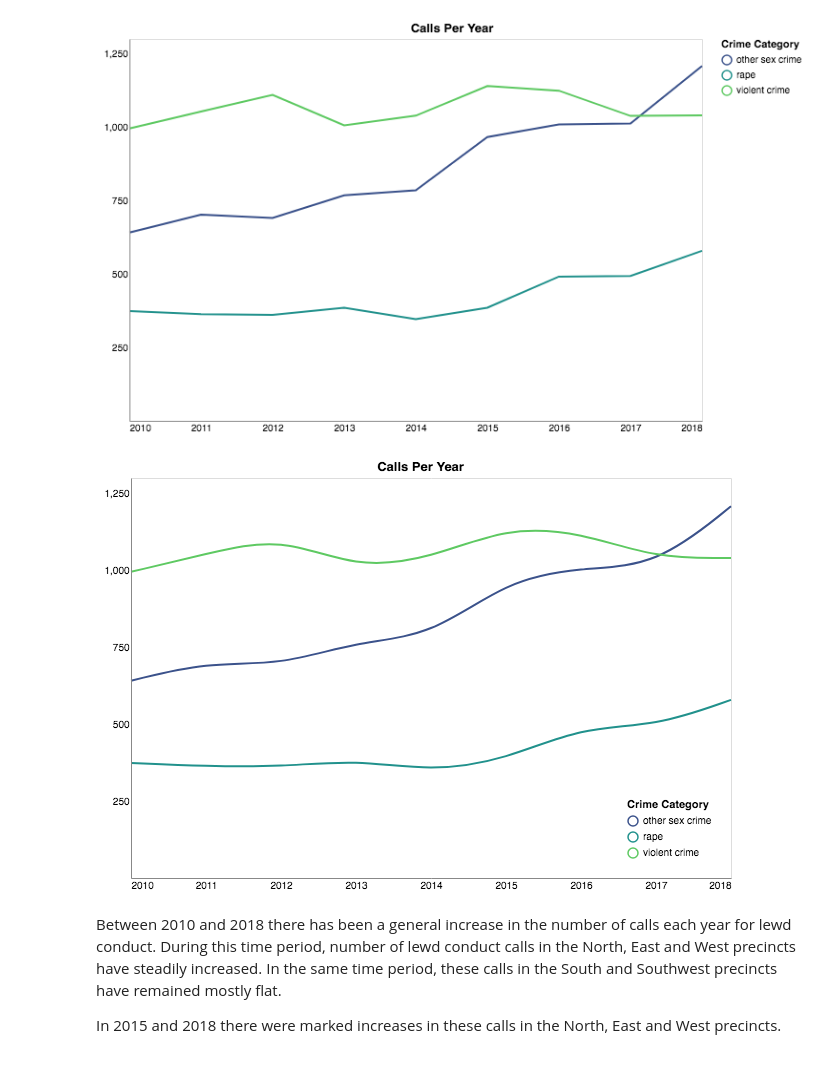
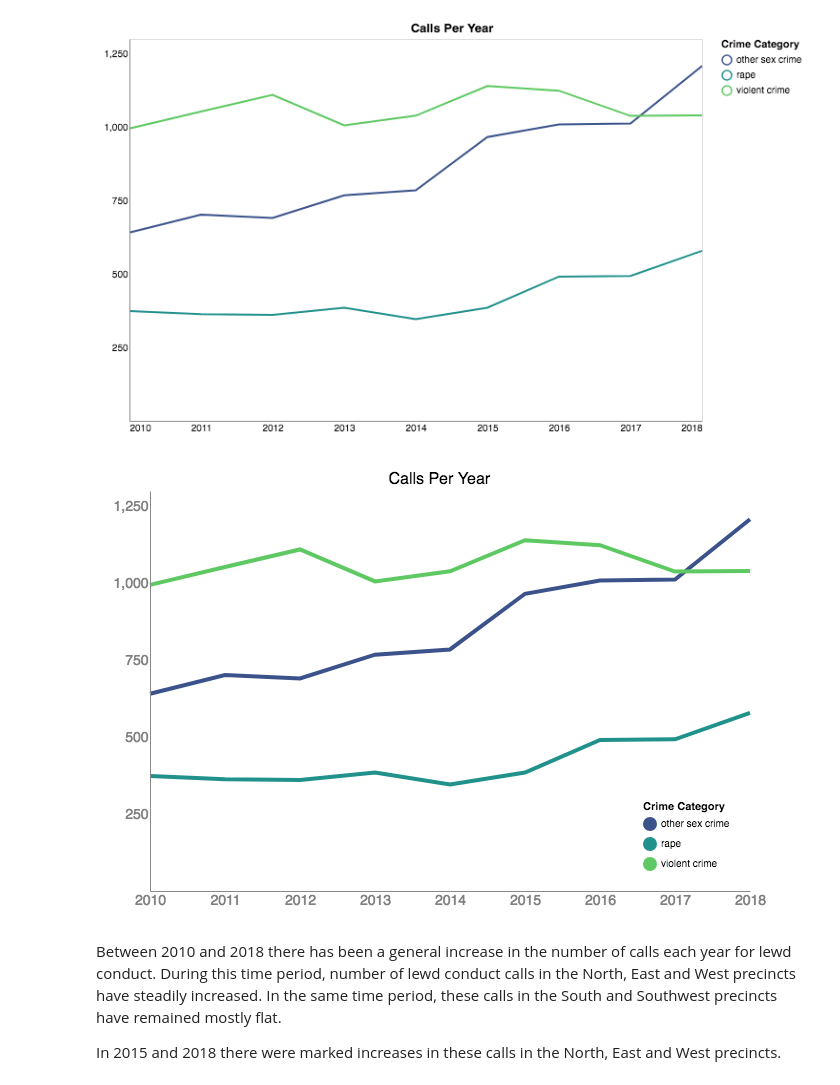
Before and after one commit to teacupwoozy/spd_notebook_archive, a Jupyter notebook: spd_notebook/2010-2018_SPD_Project_Altair_Sandbox.ipynb, the cells around one changed output. Cells and saved outputs as stored; diff of their text form; code cells hidden in the pictures.

Commit message:
finalize interactive crime_type count

```diff
--- a/spd_notebook/2010-2018_SPD_Project_Altair_Sandbox.ipynb
+++ b/spd_notebook/2010-2018_SPD_Project_Altair_Sandbox.ipynb
@@ -212,53 +212,92 @@ alt.Chart(crime_type_counts).mark_line().encode(
 [figure]
 # %%
 # Interactive crime_type counts chart!
-
 
 # Create selection that chooses the nearest point
 nearest = alt.selection(type='single', nearest=True, on='mouseover',
                        fields=['year'], empty='none')
 
 # The basic line
-line = alt.Chart().mark_line(interpolate='basis').encode(
-    x=alt.X('year:Q', axis=alt.Axis(format='Y', title='', ticks=False)),
-    y=alt.Y('type_count:Q', axis=alt.Axis(title='', ticks=False, values=[250, 500, 750, 1000, 1250])),
-    color=alt.Color('crime_type:N', legend=alt.Legend(title='Crime Category', orient='bottom-right'), scale=alt.Scale(scheme='viridis'))
+line = alt.Chart().mark_line().encode(
+    x=alt.X(
+        'year:Q',
+        axis=alt.Axis(
+            format='Y',
+            title='',
+            ticks=False
+        )),
+    y=alt.Y(
+        'type_count:Q',
+        axis=alt.Axis(
+            title='',
+            ticks=False,
+            values=[250, 500, 750, 1000, 1250]
+        )),
+    color=alt.Color(
+        'crime_type:N',
+        legend=alt.Legend(
+            title='Crime Category',
+            orient='bottom-right'
+        ),
+        scale=alt.Scale(
+            scheme='viridis'
+        ))
 )
 
 # Transparent selectors across the chart. This tells the x-value of the cursor
 selectors = alt.Chart().mark_point().encode(
     x='year:Q',
     opacity=alt.value(0),
 ).add_selection(
     nearest
 )
 
 # Draw points on the line and highlight based on selection
 points = line.mark_point().encode(
     opacity=alt.condition(nearest, alt.value(1), alt.value(0))
 )
 
 # Draw text labels near the points, highlight selection
-text = line.mark_text(align='left', dx=5, dy=-5).encode(
+text = line.mark_text(align='center', dx=0, dy=25).encode(
     text=alt.condition(nearest, 'type_count:Q', alt.value(' '))
 )
 
 # Draw a rule at the location of the selection
-rules = alt.Chart().mark_rule(color='gray').encode(
+rules = alt.Chart().mark_rule(color='lightgray').encode(
     x='year:Q',
 ).transform_filter(
     nearest
 )
 
 # Put layers together and chart
-alt.layer(line, selectors, points, rules, text,
-         data=crime_type_counts, width=600, height=400).configure_axis(
-    grid=False
+alt.layer(
+    line, selectors, points, rules, text,
+    data=crime_type_counts,
+    width=600,
+    height=400,
+    padding=15
 ).properties(
     title='Calls Per Year'
+).configure_line(
+    strokeWidth=4,
+).configure_text(
+    fontSize=14,
+    fontWeight=400,
+    align='center'
+).configure_title(
+    fontSize=16,
+    fontWeight=400
+).configure_axis(
+    labelFontSize=14,
+    labelColor='gray',
+    grid=False
+).configure_view(
+    strokeWidth=0
+).configure_axisBottom(
+    labelFlush=False
 )
 # %% [output]
-[figure, old version]
+[figure, new version]
 # %% [markdown]
 Between 2010 and 2018 there has been a general increase in the number of calls each year for lewd conduct. During this time period, number of lewd conduct calls in the North, East and West precincts have steadily increased. In the same time period, these calls in the South and Southwest precincts have remained mostly flat.
 
```
